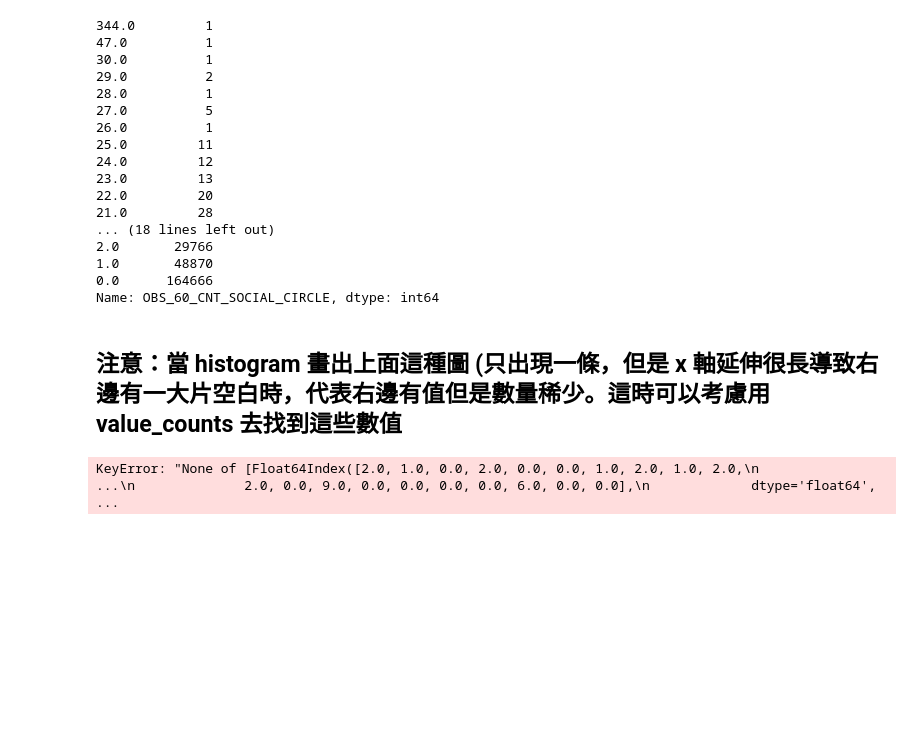
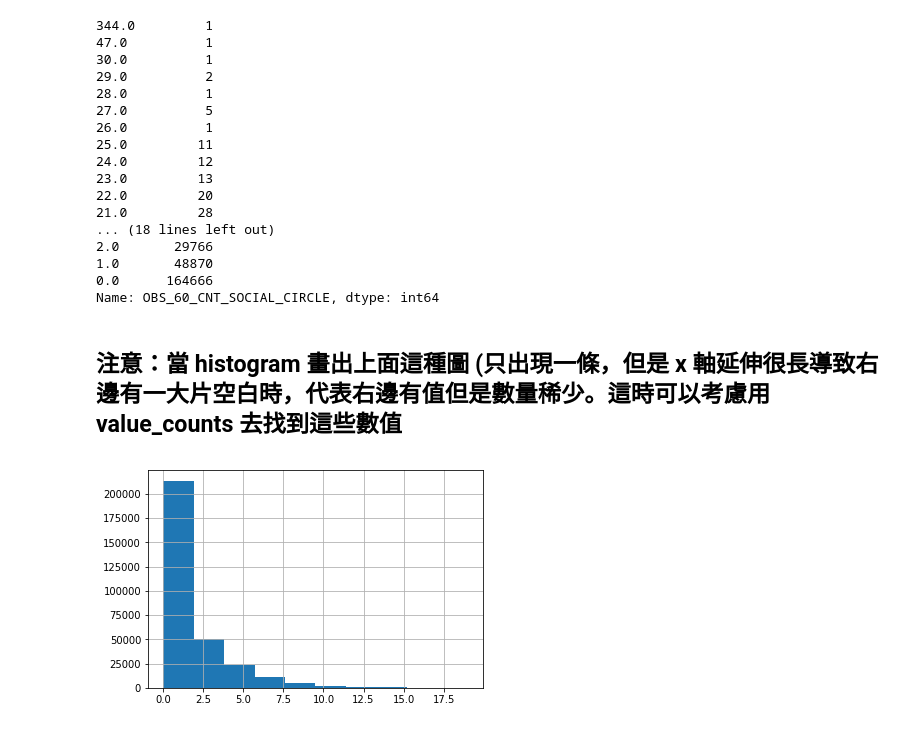
Before and after one commit to johnnydddd/4-th-ML100Days, a Jupyter notebook: homework/Day_009_HW.ipynb, the cells around one changed output. Saved outputs shown, nothing was run; the diff lists cells and outputs as text; code cells hidden in the pictures; blank space fills up the shorter version.

```diff
--- a/homework/Day_009_HW.ipynb
+++ b/homework/Day_009_HW.ipynb
@@ -228,15 +228,13 @@ Name: OBS_60_CNT_SOCIAL_CIRCLE, dtype: int64
 # %%
 # 把一些極端值暫時去掉，在繪製一次 Histogram
 # 選擇 OBS_60_CNT_SOCIAL_CIRCLE 小於 20 的資料點繪製
 """
 Your Code Here
 """
-obs = app_train[app_train['OBS_60_CNT_SOCIAL_CIRCLE']<20]
-
-loc_a = obs.index
-loc_b = obs['OBS_60_CNT_SOCIAL_CIRCLE']
+loc_a = app_train['OBS_60_CNT_SOCIAL_CIRCLE'] < 20
+loc_b = 'OBS_60_CNT_SOCIAL_CIRCLE'
 
 app_train.loc[loc_a, loc_b].hist()
 plt.show()
 # %% [output]
-KeyError: "None of [Float64Index([2.0, 1.0, 0.0, 2.0, 0.0, 0.0, 1.0, 2.0, 1.0, 2.0,\n              ...\n              2.0, 0.0, 9.0, 0.0, 0.0, 0.0, 0.0, 6.0, 0.0, 0.0],\n             dtype='float64',  ...
+[figure, added]
```
Also changed, not shown: 1 other file.
